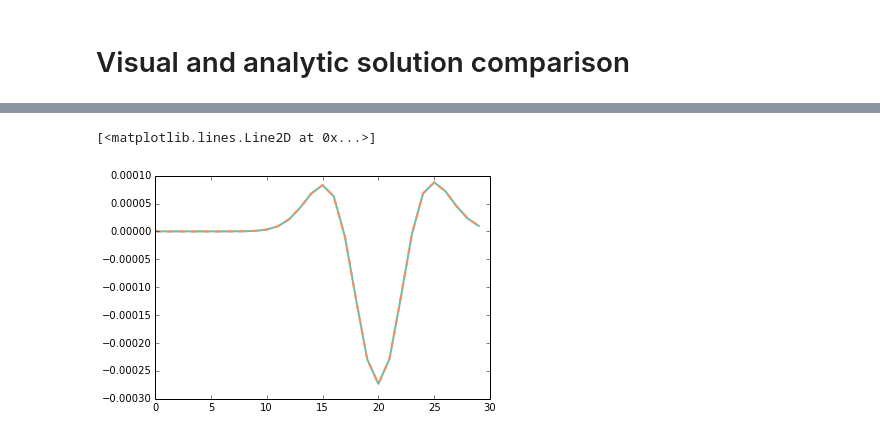
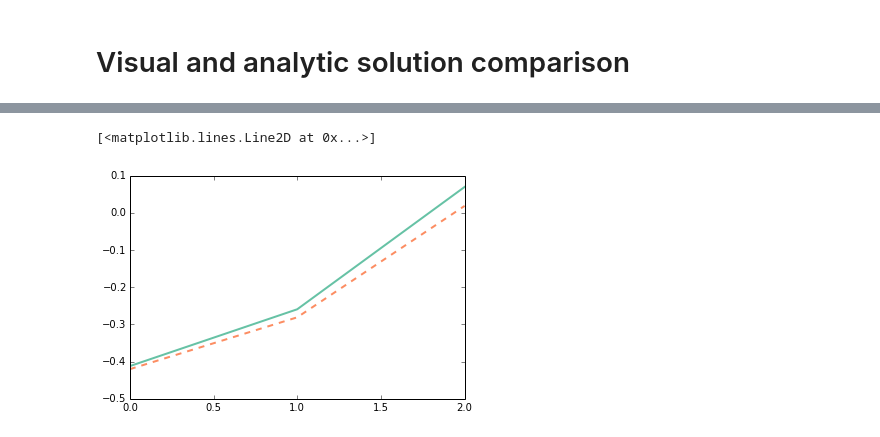
Before and after one commit to jhamrick/bayesian-quadrature, a Jupyter notebook: docs/ipynb/visual-tests.ipynb, the cells around one changed output, grey strips where cells are left out. Saved outputs shown, nothing was run; the diff lists cells and outputs as text; code cells hidden in the pictures.

```diff
--- a/docs/ipynb/visual-tests.ipynb
+++ b/docs/ipynb/visual-tests.ipynb
@@ -103,11 +97,8 @@ bq_c.int_int_K1_K2(
 approx = np.empty((N.size, ns))
 for i, n in enumerate(N):
     xo = np.linspace(-10, 10, n)
-    K1xoxo = bq.gp_l.Kxoxo(xo)
-    K2xxo = bq.gp_log_l.Kxxo(xo)
-    p_xo = scipy.stats.norm.pdf(xo, bq.x_mean[0], np.sqrt(bq.x_cov[0, 0]))
-    int1 = np.trapz(K1xoxo * K2xxo[:, :, None] * p_xo, xo)
-    approx[i] = np.trapz(int1 * p_xo, xo)
+    approx[i] = bq_c.approx_int_int_K1_K2(
+	xo, bq.gp_l, bq.gp_log_l, bq.x_mean, bq.x_cov)
 # %%
 plt.plot(N, np.abs(calc - approx).sum(axis=-1), lw=2, color='r')
 # %% [output]
@@ -128,19 +119,16 @@ plt.plot(calc, '--', lw=2)
 # %%
-calc = np.empty((ns, ns))
+calc = np.empty((nc, nc))
 bq_c.int_int_K1_K2_K1(
     calc, bq.gp_l.x[:, None],
     bq.gp_l.K.h, np.array([bq.gp_l.K.w]),
     bq.gp_log_l.K.h, np.array([bq.gp_log_l.K.w]),
     bq.x_mean, bq.x_cov)
 
-approx = np.empty((N.size, ns, ns))
+approx = np.empty((N.size, nc, nc))
 for i, n in enumerate(N):
     xo = np.linspace(-10, 10, n)
-    K1xxo = bq.gp_l.Kxxo(xo)
-    K2xoxo = bq.gp_log_l.Kxoxo(xo)
-    p_xo = scipy.stats.norm.pdf(xo, bq.x_mean[0], np.sqrt(bq.x_cov[0, 0]))
-    int1 = np.trapz(K1xxo[:, None, :] * K2xoxo * p_xo, xo)
-    approx[i] = np.trapz(K1xxo[:, None] * int1[None] * p_xo, xo)
+    approx[i] = bq_c.approx_int_int_K1_K2_K1(
+	xo, bq.gp_l, bq.gp_log_l, bq.x_mean, bq.x_cov)
 # %%
 plt.plot(N, np.abs(calc - approx).sum(axis=-1).sum(axis=-1), lw=2, color='r')
 # %% [output]
@@ -169,19 +157,16 @@ plt.plot(calc[20], '--', lw=2)
 # %%
-calc = np.empty((ns, ns))
+calc = np.empty((nc, ns))
 bq_c.int_K1_K2(
     calc, bq.gp_l.x[:, None], bq.gp_log_l.x[:, None],
     bq.gp_l.K.h, np.array([bq.gp_l.K.w]),
     bq.gp_log_l.K.h, np.array([bq.gp_log_l.K.w]),
     bq.x_mean, bq.x_cov)
 
-approx = np.empty((N.size, ns, ns))
+approx = np.empty((N.size, nc, ns))
 for i, n in enumerate(N):
     xo = np.linspace(-10, 10, n)
-
-    K1xxo = bq.gp_l.Kxxo(xo)
-    K2xxo = bq.gp_log_l.Kxxo(xo)
-    p_xo = scipy.stats.norm.pdf(xo, bq.x_mean[0], np.sqrt(bq.x_cov[0, 0]))
-    approx[i] = np.trapz(K1xxo[:, None] * K2xxo[None, :] * p_xo, xo)
+    approx[i] = bq_c.approx_int_K1_K2(
+	xo, bq.gp_l, bq.gp_log_l, bq.x_mean, bq.x_cov)
 # %%
 plt.plot(N, np.abs(calc - approx).sum(axis=-1).sum(axis=-1), lw=2, color='r')
 # %% [output]
@@ -210,20 +195,16 @@ plt.plot(calc[20], '--', lw=2)
 # %%
-calc = np.empty((bq.x.shape[0], bq.x.shape[0], 1))
+calc = np.empty((nc, ns, 1))
 bq_c.int_K1_dK2(
     calc, bq.gp_l.x[:, None], bq.gp_log_l.x[:, None],
     bq.gp_l.K.h, np.array([bq.gp_l.K.w]),
     bq.gp_log_l.K.h, np.array([bq.gp_log_l.K.w]),
     bq.x_mean, bq.x_cov)
 
-approx = np.empty((N.size, ns, ns, 1))
+approx = np.empty((N.size, nc, ns, 1))
 for i, n in enumerate(N):
     xo = np.linspace(-10, 10, n)
-
-    K1xxo = bq.gp_l.Kxxo(xo)
-    dK2xxo = bq.gp_log_l.K.dK_dw(bq.gp_log_l._x, xo)
-    p_xo = scipy.stats.norm.pdf(xo, bq.x_mean[0], np.sqrt(bq.x_cov[0, 0]))
-    approx[i] = np.trapz(
-        K1xxo[None, :] * dK2xxo[:, None] * p_xo, xo)[..., None]
+    approx[i] = bq_c.approx_int_K1_dK2(
+	xo, bq.gp_l, bq.gp_log_l, bq.x_mean, bq.x_cov)
 # %%
 plt.plot(N, np.abs(calc - approx).sum(axis=-1).sum(axis=-1).sum(axis=-1), lw=2, color='r')
 # %% [output]
@@ -246,7 +227,7 @@ ax2.imshow(calc[:, :, 0], cmap='gray', interpolation='nearest', vmin=0, vmax=vma
 # %%
-plt.plot(approx[-1, 20, :, 0], lw=2)
-plt.plot(calc[20, :, 0], '--', lw=2)
+plt.plot(approx[-1, 3, :, 0], lw=2)
+plt.plot(calc[3, :, 0], '--', lw=2)
 # %% [output]
 [<matplotlib.lines.Line2D at 0x...>]
-[figure, old version]
+[figure, new version]
 # %%
```
Also changed, not shown: parts of 38 cells of this notebook.
